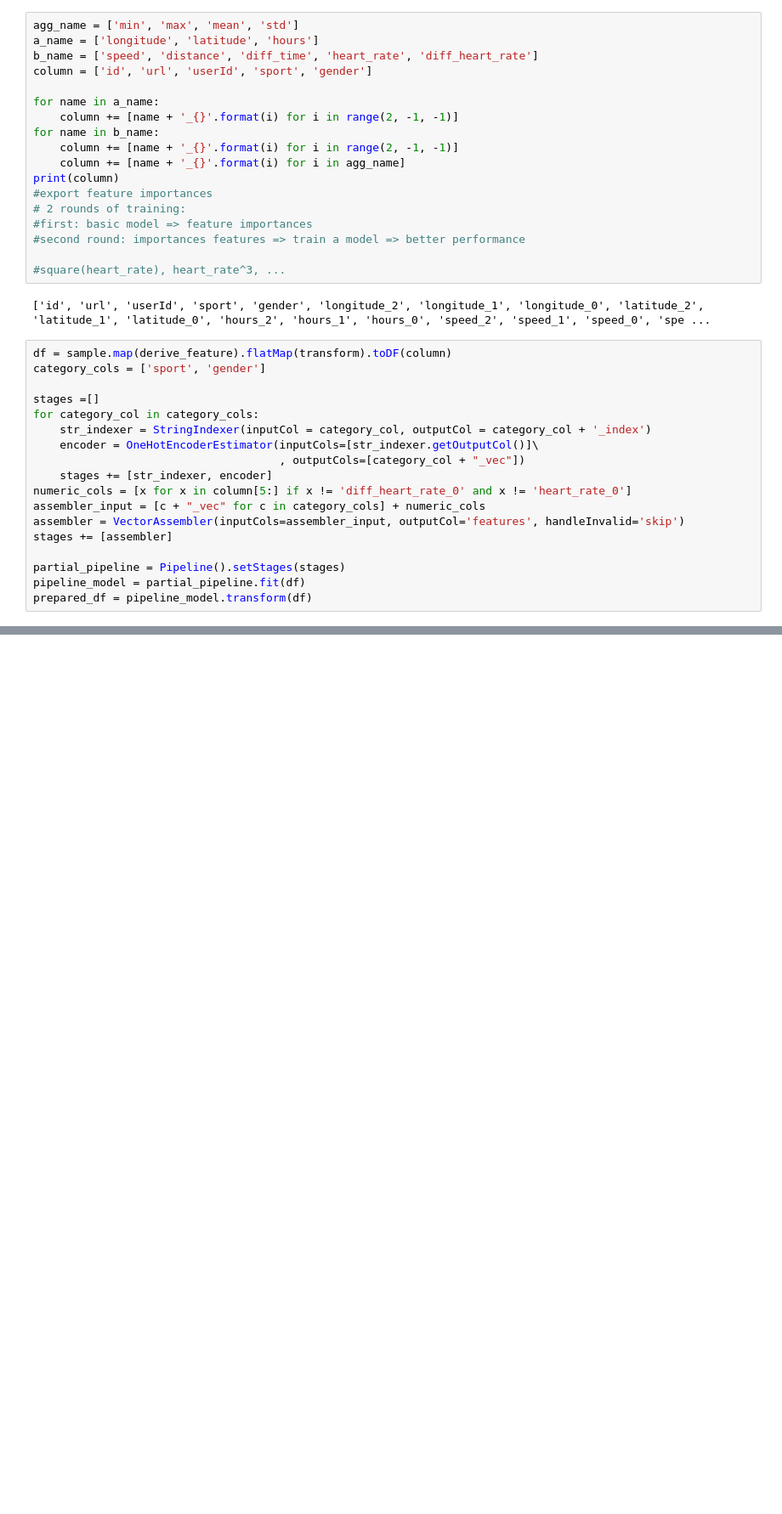
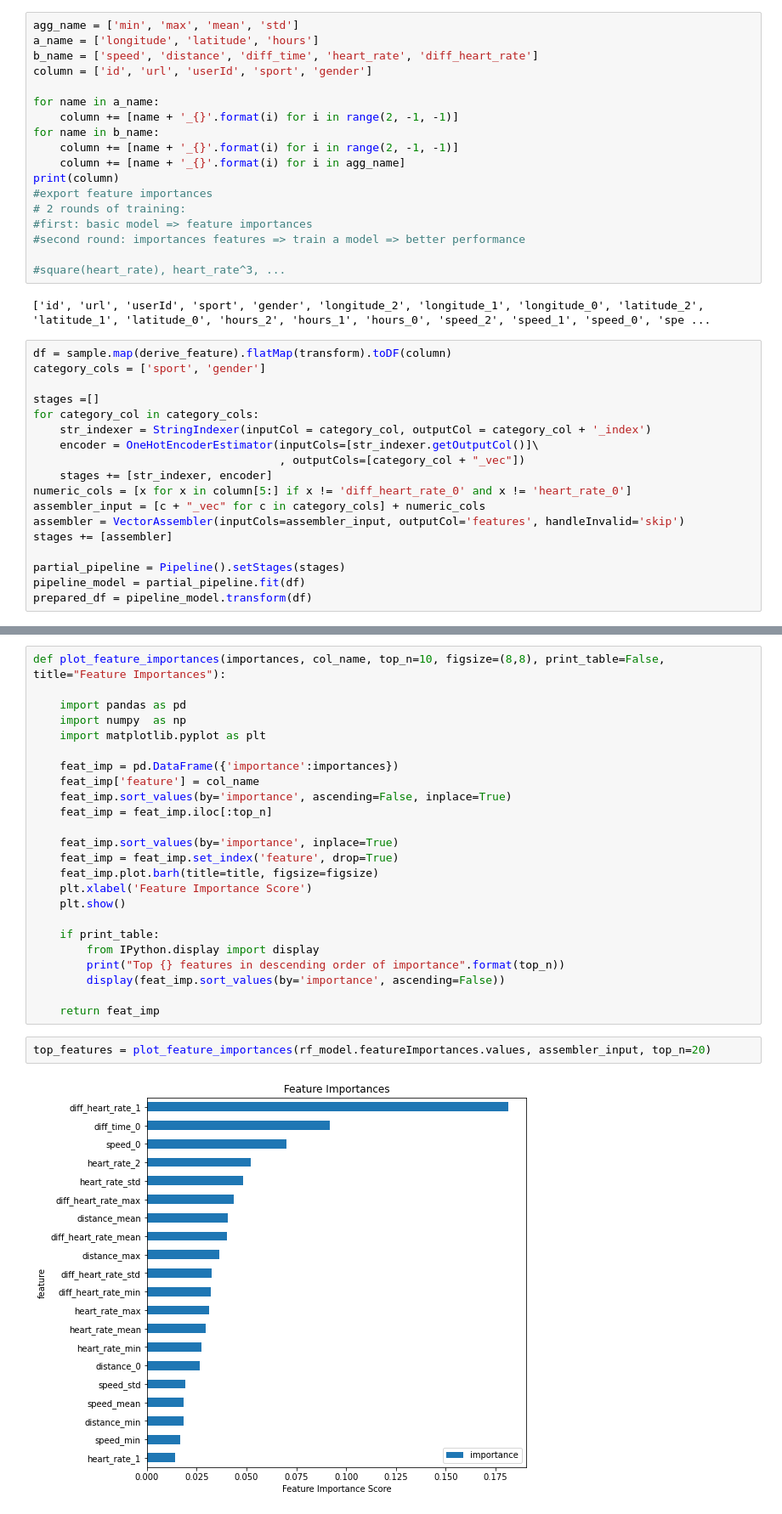
Before and after one commit to TuanTTranCS/concordia-bigdata-project, a Jupyter notebook: ML_model.ipynb, the cells around one changed output, grey strips where cells are left out. Shown at 85% size. Drawn from its saved outputs; the diff is of its cells as text; blank space fills up the shorter version.

```diff
--- a/ML_model.ipynb
+++ b/ML_model.ipynb
@@ -268,0 +315,28 @@ predict.select('prediction').show(1)
+# %%
+def plot_feature_importances(importances, col_name, top_n=10, figsize=(8,8), print_table=False, title="Feature Importances"):
+
+    import pandas as pd
+    import numpy  as np
+    import matplotlib.pyplot as plt
+
+    feat_imp = pd.DataFrame({'importance':importances})
+    feat_imp['feature'] = col_name
+    feat_imp.sort_values(by='importance', ascending=False, inplace=True)
+    feat_imp = feat_imp.iloc[:top_n]
+
+    feat_imp.sort_values(by='importance', inplace=True)
+    feat_imp = feat_imp.set_index('feature', drop=True)
+    feat_imp.plot.barh(title=title, figsize=figsize)
+    plt.xlabel('Feature Importance Score')
+    plt.show()
+
+    if print_table:
+        from IPython.display import display
+        print("Top {} features in descending order of importance".format(top_n))
+        display(feat_imp.sort_values(by='importance', ascending=False))
+
+    return feat_imp
+# %%
+top_features = plot_feature_importances(rf_model.featureImportances.values, assembler_input, top_n=20)
+# %% [output]
+[figure, added]
```
Also changed, not shown: parts of 19 cells of this notebook.
